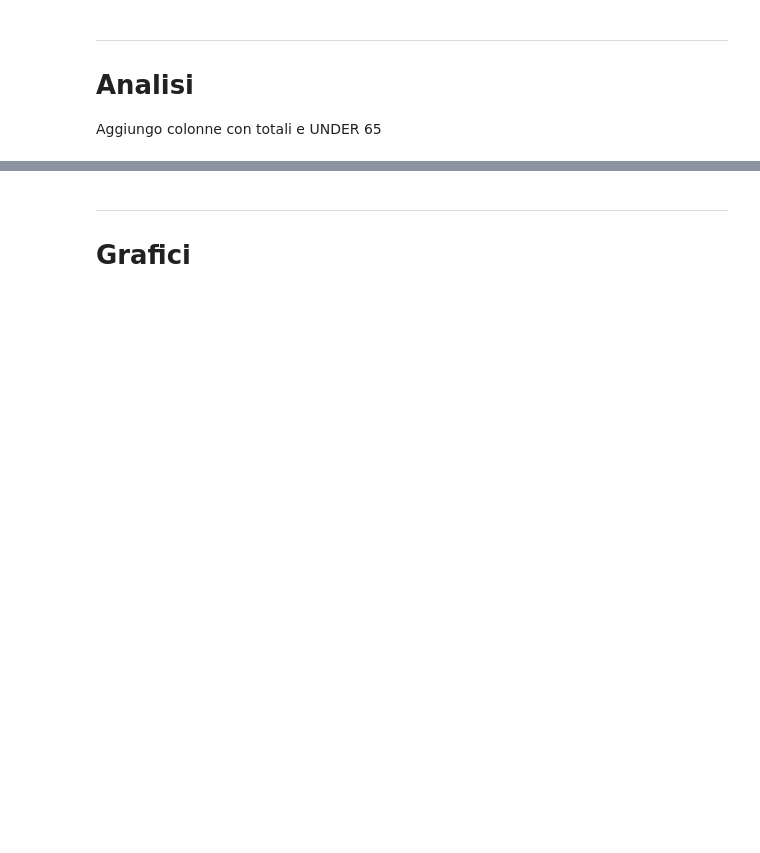
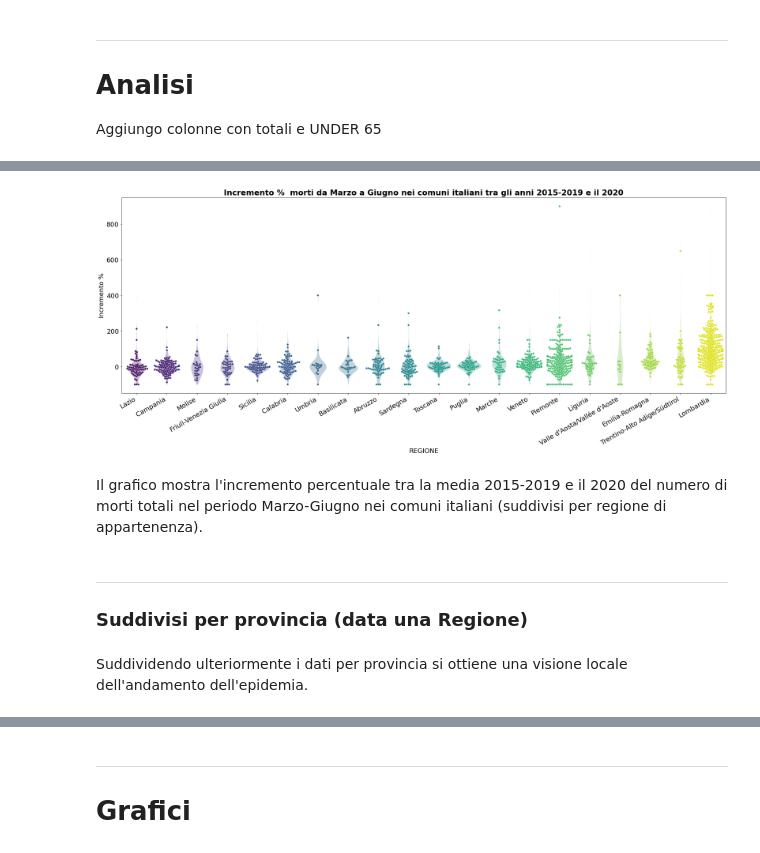
Before and after one commit to EdoardoTronconi/ProgettoPS, a Jupyter notebook: Esame_Tronconi_975734.ipynb, the cells around one changed output, grey strips where cells are left out. Drawn from its saved outputs; the diff is of its cells as text; code cells hidden in the pictures; blank space fills up the shorter version.

```diff
--- a/Esame_Tronconi_975734.ipynb
+++ b/Esame_Tronconi_975734.ipynb
@@ -18,7 +19,7 @@ pd.set_option('display.max_columns', None) # mostra tutte le colonne di un dataf
 # %%
 params = {
     'figure.figsize' : [18,12],
-    'font.size' : 15,
+    'font.size' : 18,
 }
 
 plt.rcParams.update(params)
@@ -111,15 +112,15 @@ df_decessi_over65F.rename(columns={
                                 },
                         level=0, inplace=True)
 # %%
-DATA = pd.concat([df_nomi_RegProvCom, df_decessi_mesi, df_decessi_sesso, df_decessi_over65, df_decessi_over65M, df_decessi_over65F],keys=['NOMI', 'MESI','SESSO','OVER 65','OVER 65 M','OVER 65 F'], axis=1)
-DATA = DATA.reset_index().set_index([('NOMI',None,'NOME_REGIONE'),('NOMI',None,'NOME_PROVINCIA'),('NOMI',None,'NOME_COMUNE')]).drop(columns=['REG','PROV'], level=0)
+DATA_RAW = pd.concat([df_nomi_RegProvCom, df_decessi_mesi, df_decessi_sesso, df_decessi_over65, df_decessi_over65M, df_decessi_over65F],keys=['NOMI', 'MESI','TOTALI (Mar-Giu)','OVER 65 (Mar-Giu)','OVER 65 (Mar-Giu) M','OVER 65 (Mar-Giu) F'], axis=1)
+DATA_RAW = DATA_RAW.reset_index().set_index([('NOMI',None,'NOME_REGIONE'),('NOMI',None,'NOME_PROVINCIA'),('NOMI',None,'NOME_COMUNE')]).drop(columns=['REG','PROV'], level=0)
 
-DATA.index.names = ['REGIONE', 'PROVINCIA','COMUNE']
-DATA.columns.names = ['FOGLIO EXCEL', 'ANNI',None]
-DATA.sort_index(inplace=True)
+DATA_RAW.index.names = ['REGIONE', 'PROVINCIA','COMUNE']
+DATA_RAW.columns.names = ['FOGLIO EXCEL', 'ANNI',None]
+DATA_RAW.sort_index(inplace=True)
 
-DATA = round(DATA,1)
-DATA
+DATA_RAW = round(DATA_RAW,1)
+DATA_RAW
 # %% [output]
 |  |  | FOGLIO EXCEL | MESI |  |  |  |  |  |  | ... |
 |  |  | ANNI | MEDIA 2015-2019 |  |  |  |  |  | 2020 | ... |
@@ -187,10 +343,19 @@ DATA
 # %%
-# funzione che calcola incrementi tra 2020 e anni precedenti
+# funzione che calcola incrementi tra 2020 e i 5 anni precedenti
+def calcola_incrementi_percentuali (dfIn):
+    df = dfIn.sort_index(axis=1, level=[0,1], sort_remaining=False).copy()
+    dfOut = df
+    for FOGLIO in ['MESI','OVER 65 (Mar-Giu)','OVER 65 (Mar-Giu) M','OVER 65 (Mar-Giu) F','UNDER 65 (Mar-Giu)','TOTALI (Mar-Giu)']:
+        anni = df.loc[:,(FOGLIO,slice(None))].columns.get_level_values(1).unique()
+        for cat in df[[FOGLIO]].columns.get_level_values(2).unique():
+            dfOut.loc[:,(FOGLIO,'Incrementi %',cat)] = (df.loc[:,(FOGLIO,anni[0],cat)] - df.loc[:,(FOGLIO,anni[1],cat)])/df.loc[:,(FOGLIO,anni[1],cat)]*100
+    return round(dfOut.loc[:,(slice(None),'Incrementi %',slice(None))].replace(np.inf,np.nan),2)
+
 def calcola_incrementi (dfIn):
     df = dfIn.sort_index(axis=1, level=[0,1], sort_remaining=False).copy()
     dfOut = df
-    for FOGLIO in df.columns.get_level_values(0).unique():
+    for FOGLIO in ['MESI','OVER 65 (Mar-Giu)','OVER 65 (Mar-Giu) M','OVER 65 (Mar-Giu) F','UNDER 65 (Mar-Giu)','TOTALI (Mar-Giu)']:
         anni = df.loc[:,(FOGLIO,slice(None))].columns.get_level_values(1).unique()
         for cat in df[[FOGLIO]].columns.get_level_values(2).unique():
-            dfOut.loc[:,(FOGLIO,'Incrementi %',cat)] = (df.loc[:,(FOGLIO,anni[0],cat)] - df.loc[:,(FOGLIO,anni[1],cat)])/df.loc[:,(FOGLIO,anni[1],cat)]*100
-    return dfOut.loc[:,(slice(None),'Incrementi %',slice(None))].replace(np.inf,np.nan)
+            dfOut.loc[:,(FOGLIO,'Incrementi',cat)] = (df.loc[:,(FOGLIO,anni[0],cat)] - df.loc[:,(FOGLIO,anni[1],cat)])
+    return dfOut.loc[:,(slice(None),'Incrementi',slice(None))].replace(np.inf,np.nan)
@@ -293,0 +437,21 @@ calcola_incrementi(DATA).reorder_levels(axis=1, order=[1,0,2]).sort_index(axis=1
+# %%
+plt.figure(figsize=[30,10])
+
+D = calcola_incrementi_percentuali(DATA).reorder_levels(axis=1, order=[1,0,2]).sort_index(axis=1, level=[0,1], sort_remaining=False).loc[:,('Incrementi %','TOTALI (Mar-Giu)','totale')]
+order=D.groupby('REGIONE').mean().sort_values().index
+
+ax = sns.violinplot(data=D.reset_index(), x='REGIONE', y=('Incrementi %','TOTALI (Mar-Giu)','totale'), order=order, palette='viridis', cut=0, linewidth=0)
+plt.setp(ax.collections, alpha=.3)
+ax = sns.swarmplot(data=D.reset_index().iloc[::5,:], x='REGIONE', y=('Incrementi %','TOTALI (Mar-Giu)','totale'), order=order, ax=ax, palette='viridis') #prendo una selezione di 1/5 dei comuni per non affollare troppo il grafico
+ax.set_title('Incremento %  morti da Marzo a Giugno nei comuni italiani tra gli anni 2015-2019 e il 2020', fontweight='bold')
+ax.set_ylabel('Incremento %')
+ax.set_xticklabels(ax.get_xticklabels(),rotation=30, ha='right');
+# %% [output]
+[figure, added]
+# %% [markdown]
+Il grafico mostra l'incremento percentuale tra la media 2015-2019 e il 2020 del numero di morti totali nel periodo Marzo-Giugno nei comuni italiani (suddivisi per regione di appartenenza).
+# %% [markdown]
+***
+### Suddivisi per provincia (data una Regione)
+# %% [markdown]
+Suddividendo ulteriormente i dati per provincia si ottiene una visione locale dell'andamento dell'epidemia.
```
Also changed, not shown: parts of 62 cells of this notebook, 1 other file.
